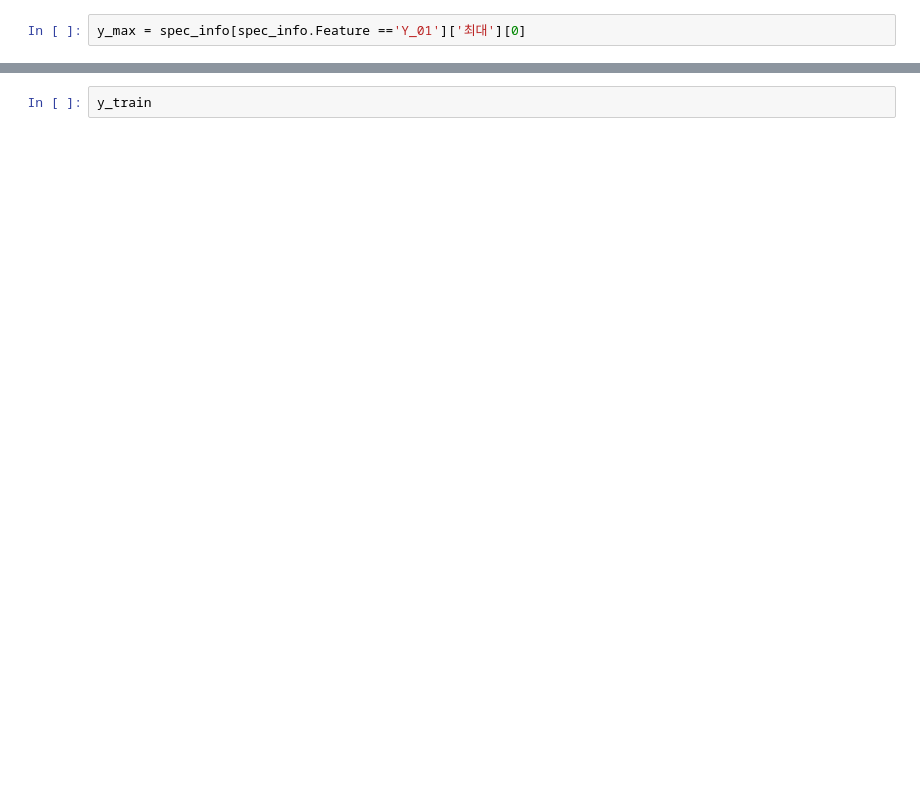
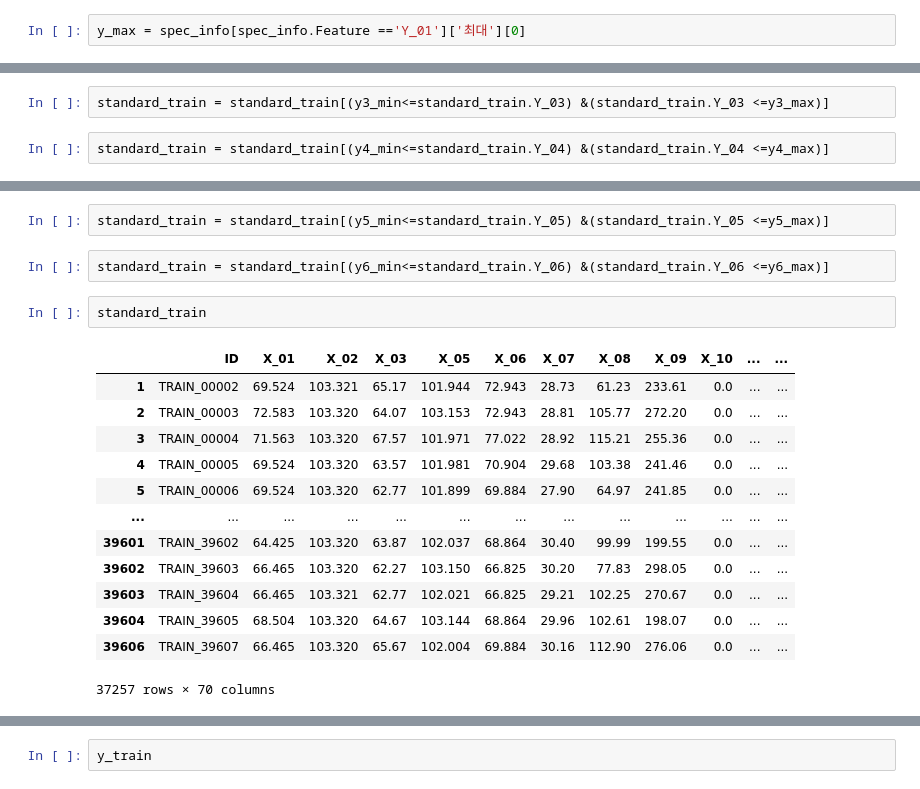
Before and after one commit to citizenofathens/Dacon, a Jupyter notebook: Radar/src/eda.ipynb, the cells around one changed output, grey strips where cells are left out. Cells and saved outputs as stored; diff of their text form; blank space fills up the shorter version.

```diff
--- a/Radar/src/eda.ipynb
+++ b/Radar/src/eda.ipynb
@@ -293,0 +379,4 @@ y_pass_range =
+# %%
+standard_train = standard_train[(y3_min<=standard_train.Y_03) &(standard_train.Y_03 <=y3_max)]
+# %%
+standard_train = standard_train[(y4_min<=standard_train.Y_04) &(standard_train.Y_04 <=y4_max)]
@@ -293,0 +398,20 @@ y_pass_range =
+# %%
+standard_train = standard_train[(y5_min<=standard_train.Y_05) &(standard_train.Y_05 <=y5_max)]
+# %%
+standard_train = standard_train[(y6_min<=standard_train.Y_06) &(standard_train.Y_06 <=y6_max)]
+# %%
+standard_train
+# %% [output]
+|  | ID | X_01 | X_02 | X_03 | X_05 | X_06 | X_07 | X_08 | X_09 | X_10 | ... | ... |
+| 1 | TRAIN_00002 | 69.524 | 103.321 | 65.17 | 101.944 | 72.943 | 28.73 | 61.23 | 233.61 | 0.0 | ... | ... |
+| 2 | TRAIN_00003 | 72.583 | 103.320 | 64.07 | 103.153 | 72.943 | 28.81 | 105.77 | 272.20 | 0.0 | ... | ... |
+| 3 | TRAIN_00004 | 71.563 | 103.320 | 67.57 | 101.971 | 77.022 | 28.92 | 115.21 | 255.36 | 0.0 | ... | ... |
+| 4 | TRAIN_00005 | 69.524 | 103.320 | 63.57 | 101.981 | 70.904 | 29.68 | 103.38 | 241.46 | 0.0 | ... | ... |
+| 5 | TRAIN_00006 | 69.524 | 103.320 | 62.77 | 101.899 | 69.884 | 27.90 | 64.97 | 241.85 | 0.0 | ... | ... |
+| ... | ... | ... | ... | ... | ... | ... | ... | ... | ... | ... | ... | ... |
+| 39601 | TRAIN_39602 | 64.425 | 103.320 | 63.87 | 102.037 | 68.864 | 30.40 | 99.99 | 199.55 | 0.0 | ... | ... |
+| 39602 | TRAIN_39603 | 66.465 | 103.320 | 62.27 | 103.150 | 66.825 | 30.20 | 77.83 | 298.05 | 0.0 | ... | ... |
+| 39603 | TRAIN_39604 | 66.465 | 103.321 | 62.77 | 102.021 | 66.825 | 29.21 | 102.25 | 270.67 | 0.0 | ... | ... |
+| 39604 | TRAIN_39605 | 68.504 | 103.320 | 64.67 | 103.144 | 68.864 | 29.96 | 102.61 | 198.07 | 0.0 | ... | ... |
+| 39606 | TRAIN_39607 | 66.465 | 103.320 | 65.67 | 102.004 | 69.884 | 30.16 | 112.90 | 276.06 | 0.0 | ... | ... |
+37257 rows × 70 columns
```
Also changed, not shown: parts of 24 cells of this notebook.
